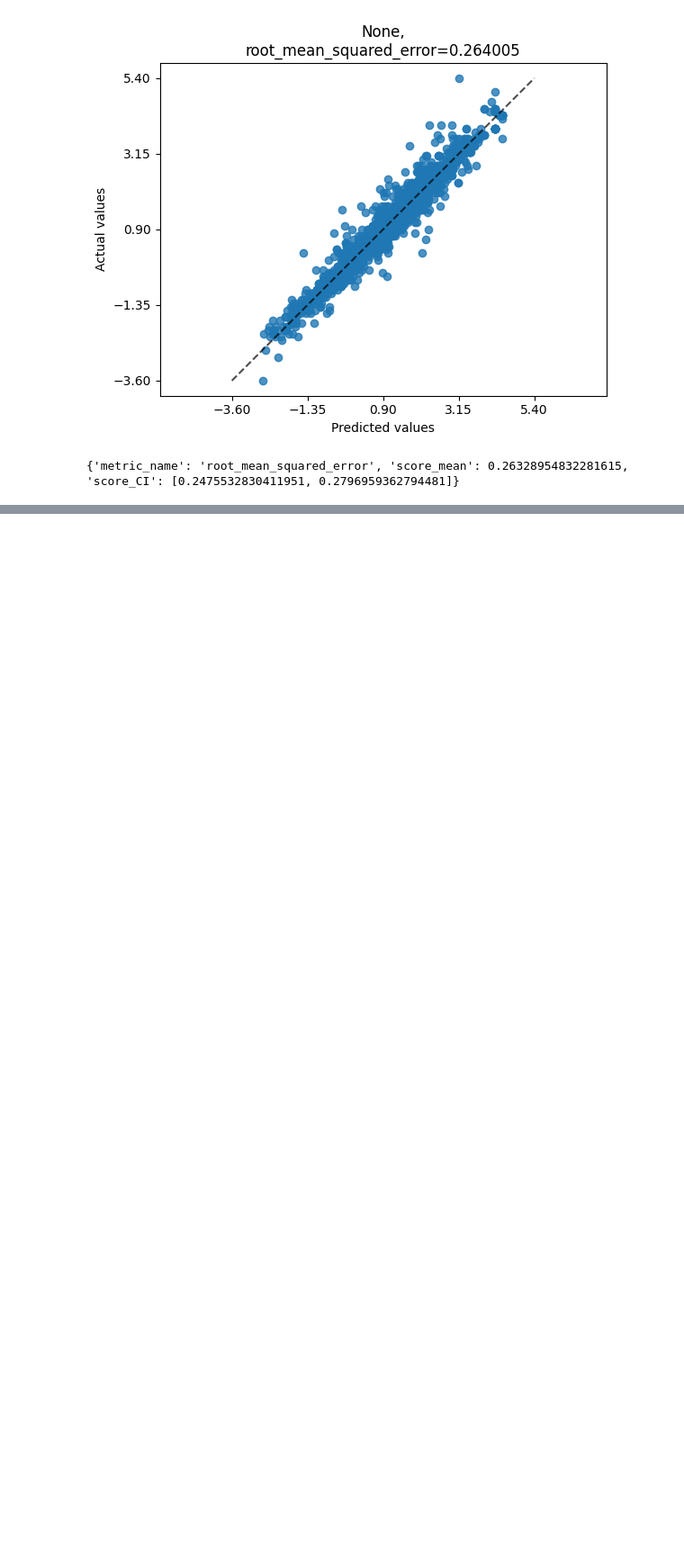
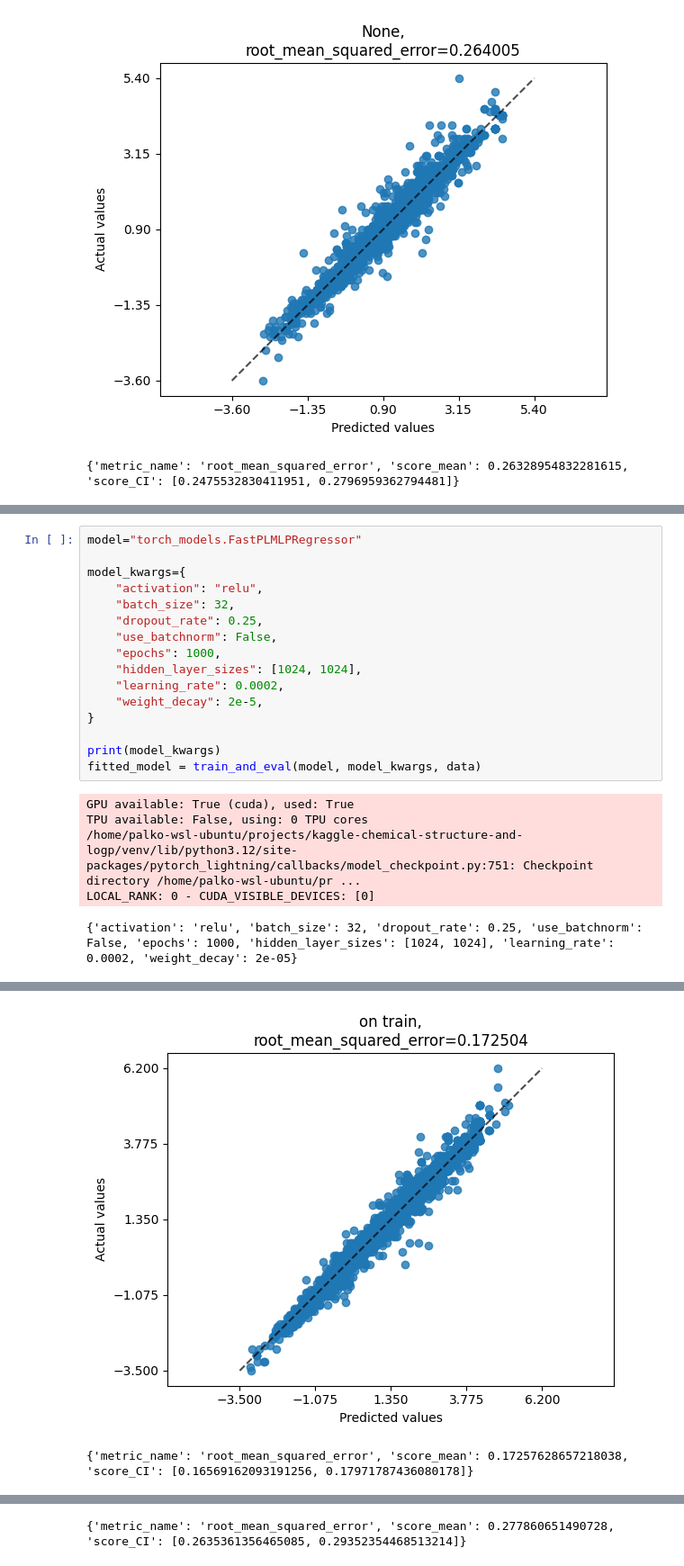
Before and after one commit to mvgolubev99/kaggle-chemical-structure-and-logp, a Jupyter notebook: interaction.ipynb, the cells around one changed output, grey strips where cells are left out. Shown at 90% size. Cells and saved outputs as stored; diff of their text form; blank space fills up the shorter version.

```diff
--- a/interaction.ipynb
+++ b/interaction.ipynb
@@ -1143,0 +1268,22 @@ print(utils.bootstrap_score(
+# %%
+model="torch_models.FastPLMLPRegressor"
+
+model_kwargs={
+    "activation": "relu",
+    "batch_size": 32,
+    "dropout_rate": 0.25,
+    "use_batchnorm": False,
+    "epochs": 1000,
+    "hidden_layer_sizes": [1024, 1024],
+    "learning_rate": 0.0002,
+    "weight_decay": 2e-5,
+}
+
+print(model_kwargs)
+fitted_model = train_and_eval(model, model_kwargs, data)
+# %% [output]
+GPU available: True (cuda), used: True
+TPU available: False, using: 0 TPU cores
+/home/palko-wsl-ubuntu/projects/kaggle-chemical-structure-and-logp/venv/lib/python3.12/site-packages/pytorch_lightning/callbacks/model_checkpoint.py:751: Checkpoint directory /home/palko-wsl-ubuntu/pr ...
+LOCAL_RANK: 0 - CUDA_VISIBLE_DEVICES: [0]
+{'activation': 'relu', 'batch_size': 32, 'dropout_rate': 0.25, 'use_batchnorm': False, 'epochs': 1000, 'hidden_layer_sizes': [1024, 1024], 'learning_rate': 0.0002, 'weight_decay': 2e-05}
@@ -1143,0 +1292,2 @@ print(utils.bootstrap_score(
+[figure, added]
+{'metric_name': 'root_mean_squared_error', 'score_mean': 0.17257628657218038, 'score_CI': [0.16569162093191256, 0.17971787436080178]}
@@ -1143,0 +1295 @@ print(utils.bootstrap_score(
+{'metric_name': 'root_mean_squared_error', 'score_mean': 0.277860651490728, 'score_CI': [0.2635361356465085, 0.29352354468513214]}
```
Also changed, not shown: parts of 7 cells of this notebook.
